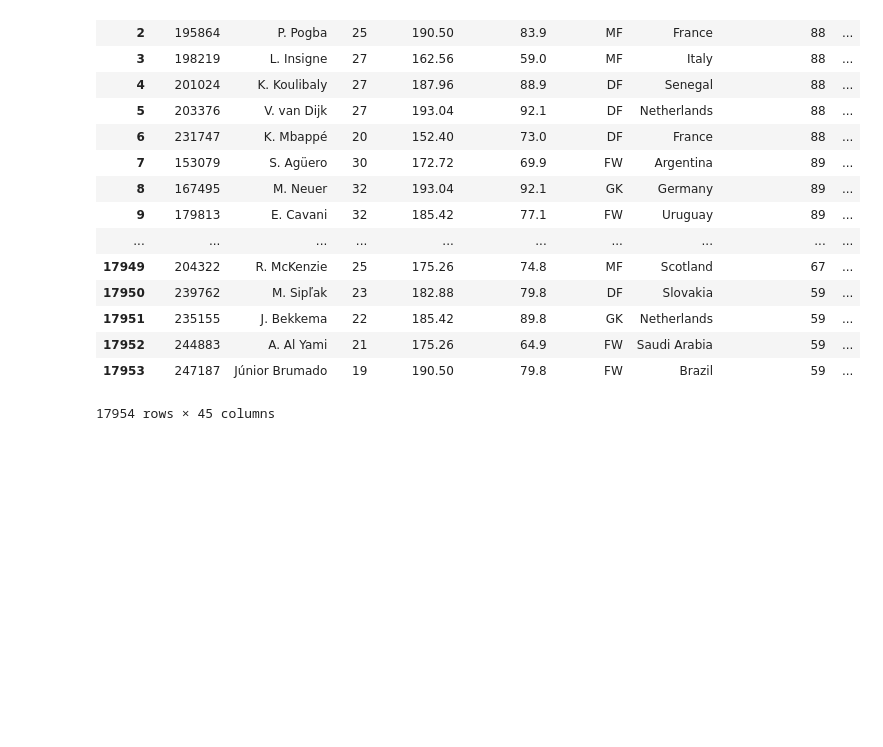
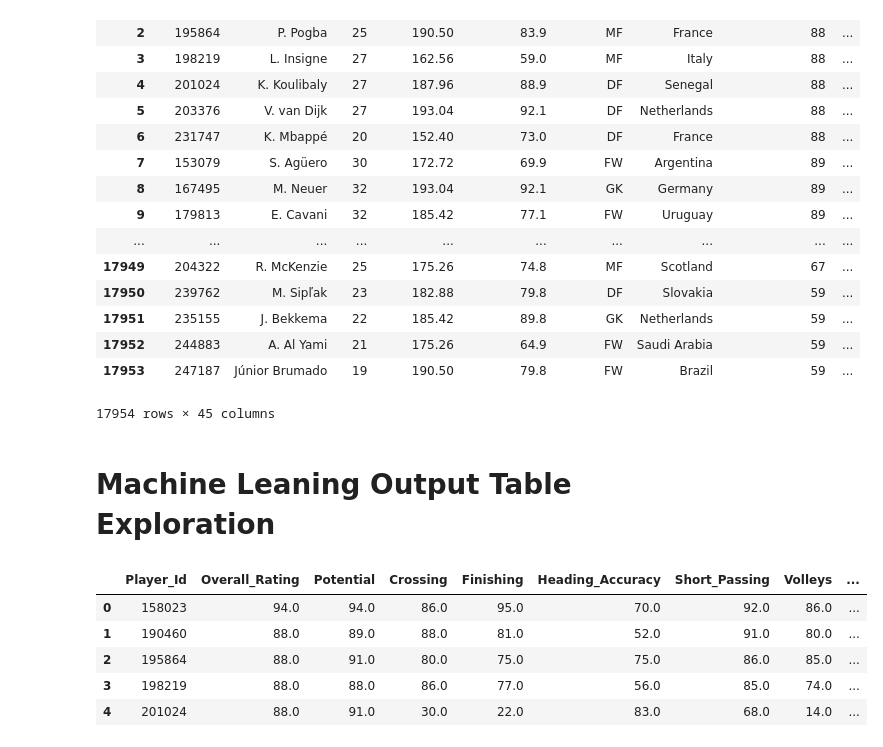
Before and after one commit to mshariqnaeem/FIFA_PlayerValue_ML, a Jupyter notebook: ETL_create_final_postgres-sql_database.ipynb, the cells around one changed output. Saved outputs shown, nothing was run; the diff lists cells and outputs as text; code cells hidden in the pictures; blank space fills up the shorter version.

```diff
--- a/ETL_create_final_postgres-sql_database.ipynb
+++ b/ETL_create_final_postgres-sql_database.ipynb
@@ -406,3 +411,16 @@ df
 # %%
 #export clean csv for import into Postgres
 df.to_csv('modified_fifa_data.csv')
+# %% [markdown]
+# Machine Leaning Output Table Exploration
+# %%
+#read in the CSV as a dataframe
+df = pd.read_csv("Machine_Learning_Output.csv")
+df.head()
+# %% [output]
+|  | Player_Id | Overall_Rating | Potential | Crossing | Finishing | Heading_Accuracy | Short_Passing | Volleys | ... |
+| 0 | 158023 | 94.0 | 94.0 | 86.0 | 95.0 | 70.0 | 92.0 | 86.0 | ... |
+| 1 | 190460 | 88.0 | 89.0 | 88.0 | 81.0 | 52.0 | 91.0 | 80.0 | ... |
+| 2 | 195864 | 88.0 | 91.0 | 80.0 | 75.0 | 75.0 | 86.0 | 85.0 | ... |
+| 3 | 198219 | 88.0 | 88.0 | 86.0 | 77.0 | 56.0 | 85.0 | 74.0 | ... |
+| 4 | 201024 | 88.0 | 91.0 | 30.0 | 22.0 | 83.0 | 68.0 | 14.0 | ... |
```
Also changed, not shown: parts of 11 cells of this notebook, 1 other file.
